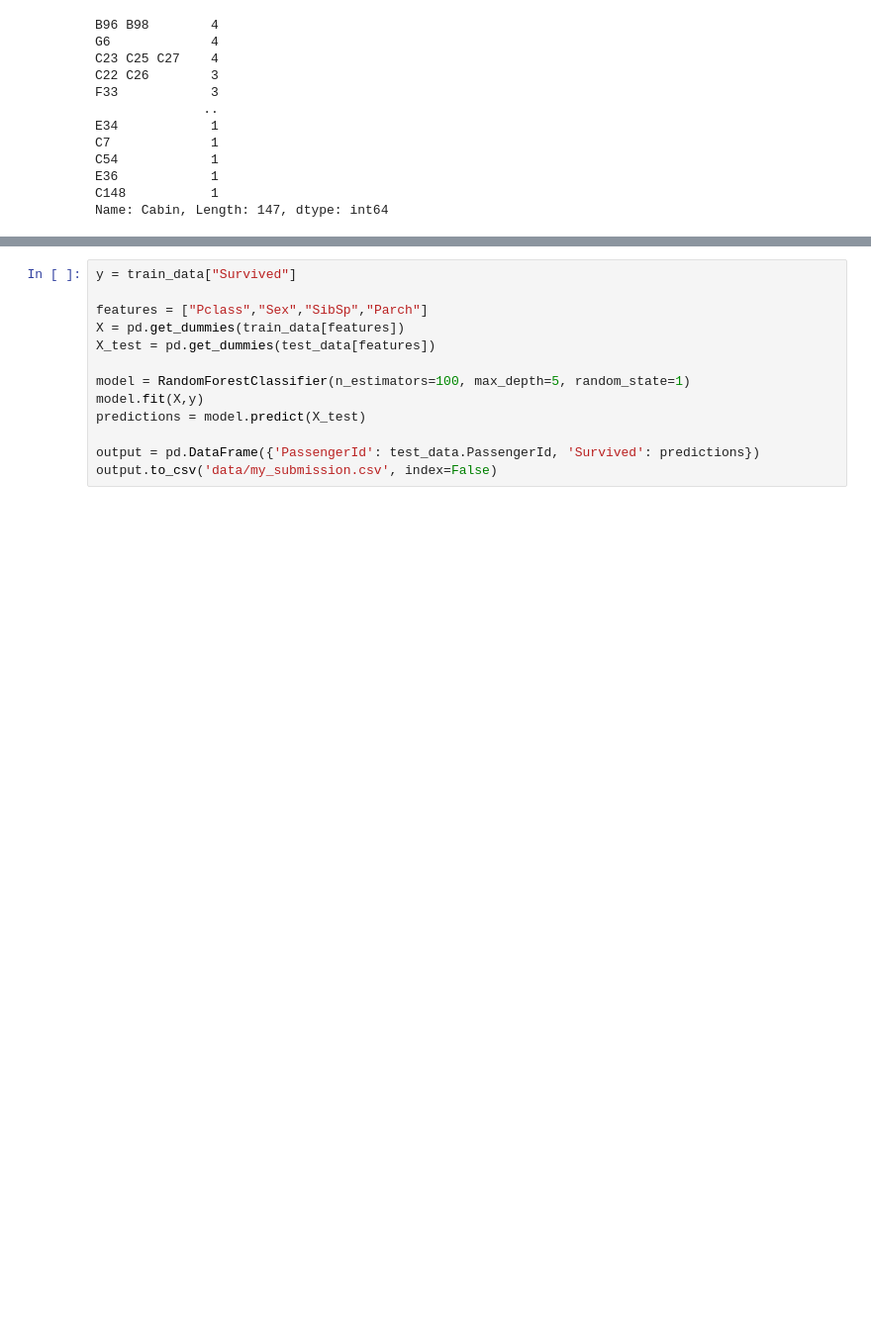
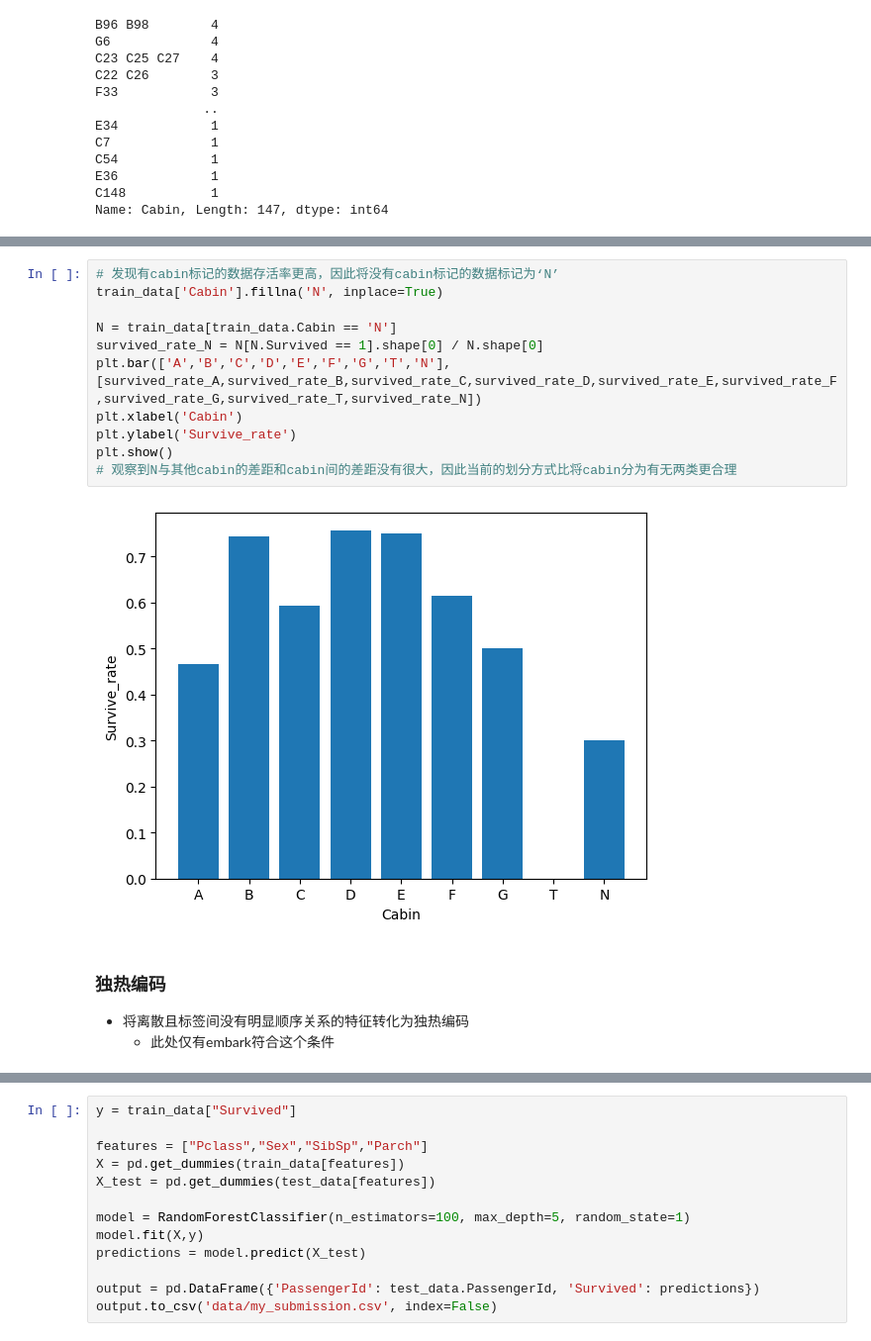
Before and after one commit to yuanmengqi/Titanic_prediction, a Jupyter notebook: Titanic.ipynb, the cells around one changed output, grey strips where cells are left out. Shown: that part at 99% size. Cells and saved outputs as stored; diff of their text form; blank space fills up the shorter version.

```diff
--- a/Titanic.ipynb
+++ b/Titanic.ipynb
@@ -338,0 +364,17 @@ Name: Cabin, dtype: int64
+# %%
+# 发现有cabin标记的数据存活率更高，因此将没有cabin标记的数据标记为‘N’
+train_data['Cabin'].fillna('N', inplace=True)
+
+N = train_data[train_data.Cabin == 'N']
+survived_rate_N = N[N.Survived == 1].shape[0] / N.shape[0]
+plt.bar(['A','B','C','D','E','F','G','T','N'],[survived_rate_A,survived_rate_B,survived_rate_C,survived_rate_D,survived_rate_E,survived_rate_F,survived_rate_G,survived_rate_T,survived_rate_N])
+plt.xlabel('Cabin')
+plt.ylabel('Survive_rate')
+plt.show()
+# 观察到N与其他cabin的差距和cabin间的差距没有很大，因此当前的划分方式比将cabin分为有无两类更合理
+# %% [output]
+[figure, added]
+# %% [markdown]
+### 独热编码
+* 将离散且标签间没有明显顺序关系的特征转化为独热编码
+  * 此处仅有embark符合这个条件
```
Also changed, not shown: parts of 5 cells of this notebook.
